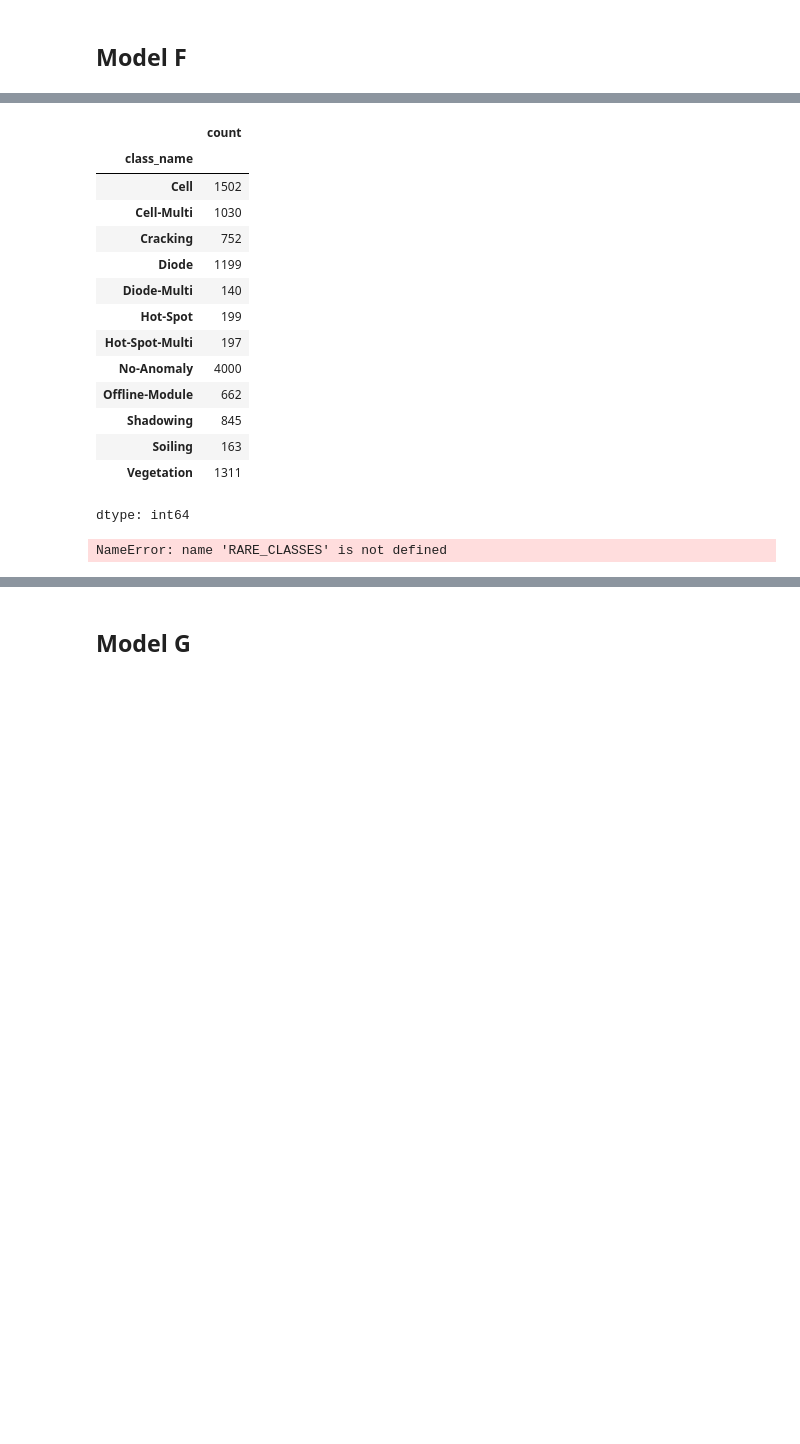
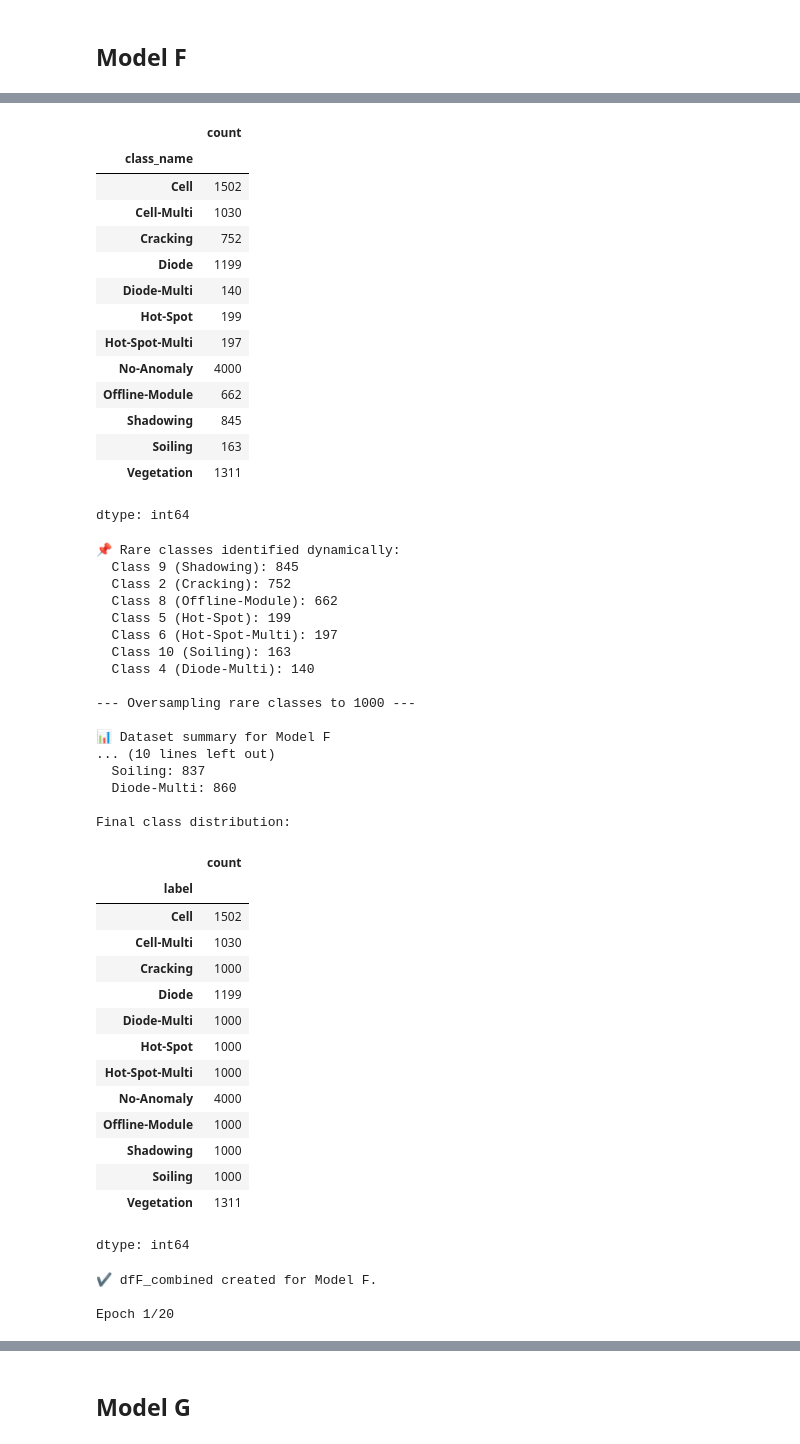
Before and after one commit to FM11pp3/VC_0312, a Jupyter notebook: [Final Version] [M.EGI026] Assignment 2.ipynb, the cells around one changed output, grey strips where cells are left out. Saved outputs shown, nothing was run; the diff lists cells and outputs as text; code cells hidden in the pictures; blank space fills up the shorter version.

```diff
--- a/[Final Version] [M.EGI026] Assignment 2.ipynb
+++ b/[Final Version] [M.EGI026] Assignment 2.ipynb
@@ -2020,7 +2062,7 @@ for target_count in target_no_anomaly_counts_Ex:
 ## Model F
 # %%
 TARGET_NO_ANOMALY_COUNT_F = 4000
-TARGET_RARE_COUNT_F = 600
+TARGET_RARE_COUNT_F = 1000
 
 dfF_combined = build_dataset_F_combined(
     df=full_train_df,
@@ -2040,31 +2082,65 @@ pathF, lossF = train_model(
     num_classes=num_classes,
     model_key=model_key_F,
     model_name=model_name_F,
     epochs=20,
     patience=4,
     use_aug=True      # 🔑 diferença do F
 )
 
 print(f"🏁 Training completed for Model F. Saved at: {pathF}")
 # %% [output]
 Initial 'No-Anomaly' count: 8000
 Undersampling 'No-Anomaly' to 4000 samples.
 
 Final dataset length after undersampling: 12000
 New class distribution:
 |  | count |
 | class_name |  |
 | Cell | 1502 |
 | Cell-Multi | 1030 |
 | Cracking | 752 |
 | Diode | 1199 |
 | Diode-Multi | 140 |
 | Hot-Spot | 199 |
 | Hot-Spot-Multi | 197 |
 | No-Anomaly | 4000 |
 | Offline-Module | 662 |
 | Shadowing | 845 |
 | Soiling | 163 |
 | Vegetation | 1311 |
 dtype: int64
-NameError: name 'RARE_CLASSES' is not defined
+📌 Rare classes identified dynamically:
+  Class 9 (Shadowing): 845
+  Class 2 (Cracking): 752
+  Class 8 (Offline-Module): 662
+  Class 5 (Hot-Spot): 199
+  Class 6 (Hot-Spot-Multi): 197
+  Class 10 (Soiling): 163
+  Class 4 (Diode-Multi): 140
+
+--- Oversampling rare classes to 1000 ---
+
+📊 Dataset summary for Model F
+... (10 lines left out)
+  Soiling: 837
+  Diode-Multi: 860
+
+Final class distribution:
+|  | count |
+| label |  |
+| Cell | 1502 |
+| Cell-Multi | 1030 |
+| Cracking | 1000 |
+| Diode | 1199 |
+| Diode-Multi | 1000 |
+| Hot-Spot | 1000 |
+| Hot-Spot-Multi | 1000 |
+| No-Anomaly | 4000 |
+| Offline-Module | 1000 |
+| Shadowing | 1000 |
+| Soiling | 1000 |
+| Vegetation | 1311 |
+dtype: int64
+✔️ dfF_combined created for Model F.
+
+Epoch 1/20
```
Also changed, not shown: parts of 7 cells of this notebook.
